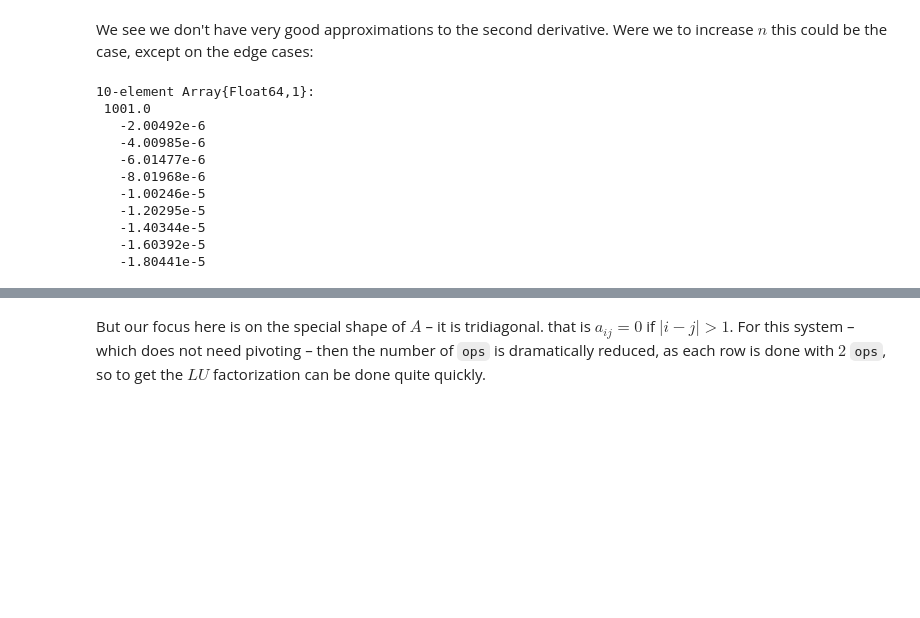
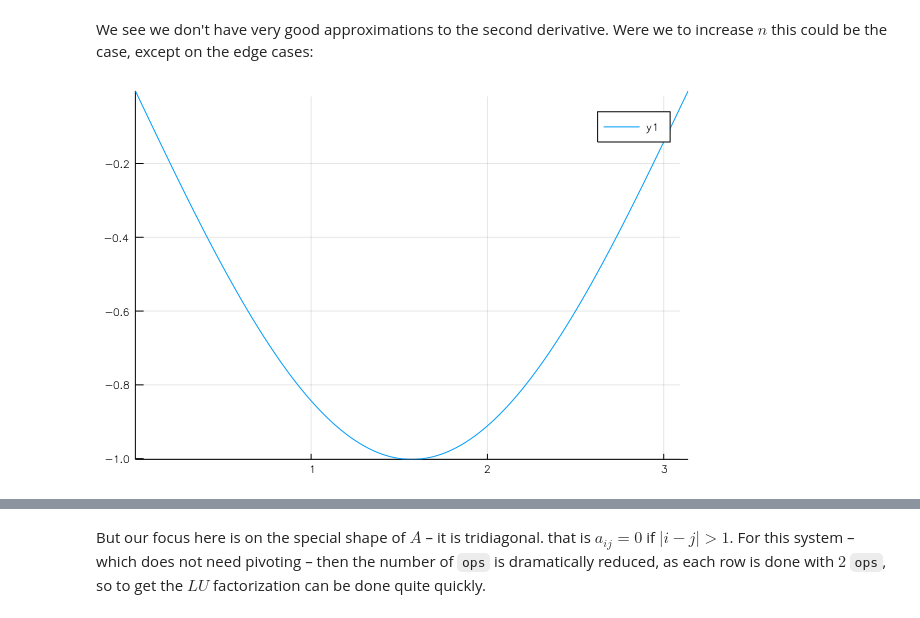
Before and after one commit to csimth335/MTH335, a Jupyter notebook: Chapter4/gaussian-elimination.ipynb, the cells around one changed output, grey strips where cells are left out. Saved outputs shown, nothing was run; the diff lists cells and outputs as text; code cells hidden in the pictures; blank space fills up the shorter version.

```diff
--- a/Chapter4/gaussian-elimination.ipynb
+++ b/Chapter4/gaussian-elimination.ipynb
@@ -539,30 +539,18 @@ h = (1-0)/n
  -16.1917
 # %% [markdown]
 <p>We see we don't have very good approximations to the second derivative. Were we to increase $n$ this could be the case, except on the edge cases:</p>
-# %%
-n = 1000
-xs = linspace(0, 1, n)
-fs = map(f, xs)
-
-A = zeros(n,n)
-for i in 1:n A[i,i] = -2 end
-for i in 2:n
-  A[i,i-1] = 1
-  A[i-1, i] = 1
-end
-h = (1-0)/n
-out = (A * fs) / h^2 + fs
-## look at first 10:
-out[1:10]
-# %% [output]
-10-element Array{Float64,1}:
- 1001.0
-   -2.00492e-6
-   -4.00985e-6
-   -6.01477e-6
-   -8.01968e-6
-   -1.00246e-5
-   -1.20295e-5
-   -1.40344e-5
-   -1.60392e-5
-   -1.80441e-5
+# %%
+n = 1000
+a, b = 0, pi
+h = (b - a) /n
+
+xs = linspace(a, b, n)
+fs = f.(xs)
+
+A = -2 * I + diagm(ones(n-1), 1) + diagm(ones(n-1), -1)  # I=identity,diagm=construct diagonal
+out = (A * fs) / h^2
+
+using Plots
+plot(xs[2:end-1], out[2:end-1])
+# %% [output]
+[figure, added]
```
Also changed, not shown: parts of 2 cells of this notebook, 2 other files.
